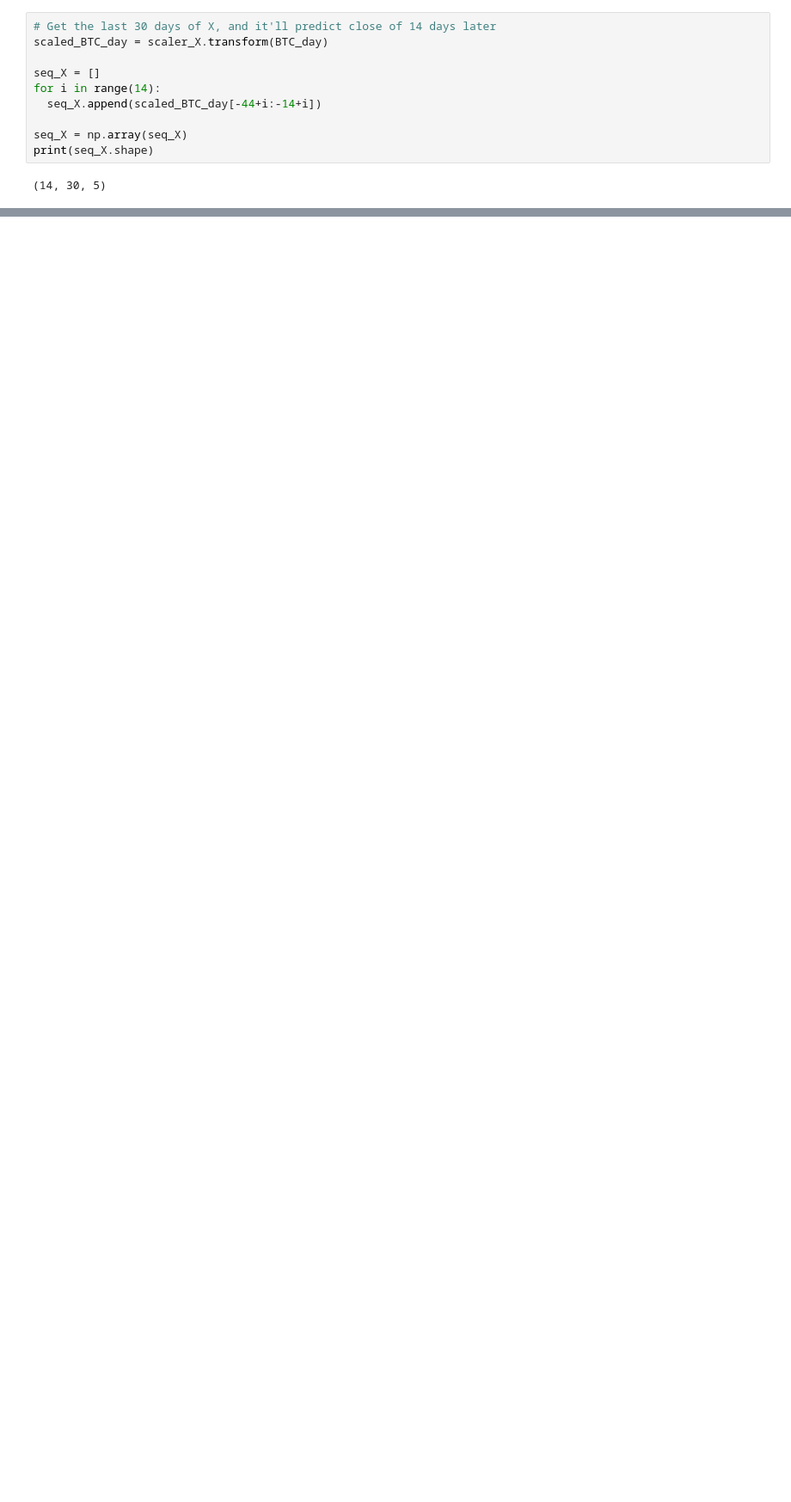
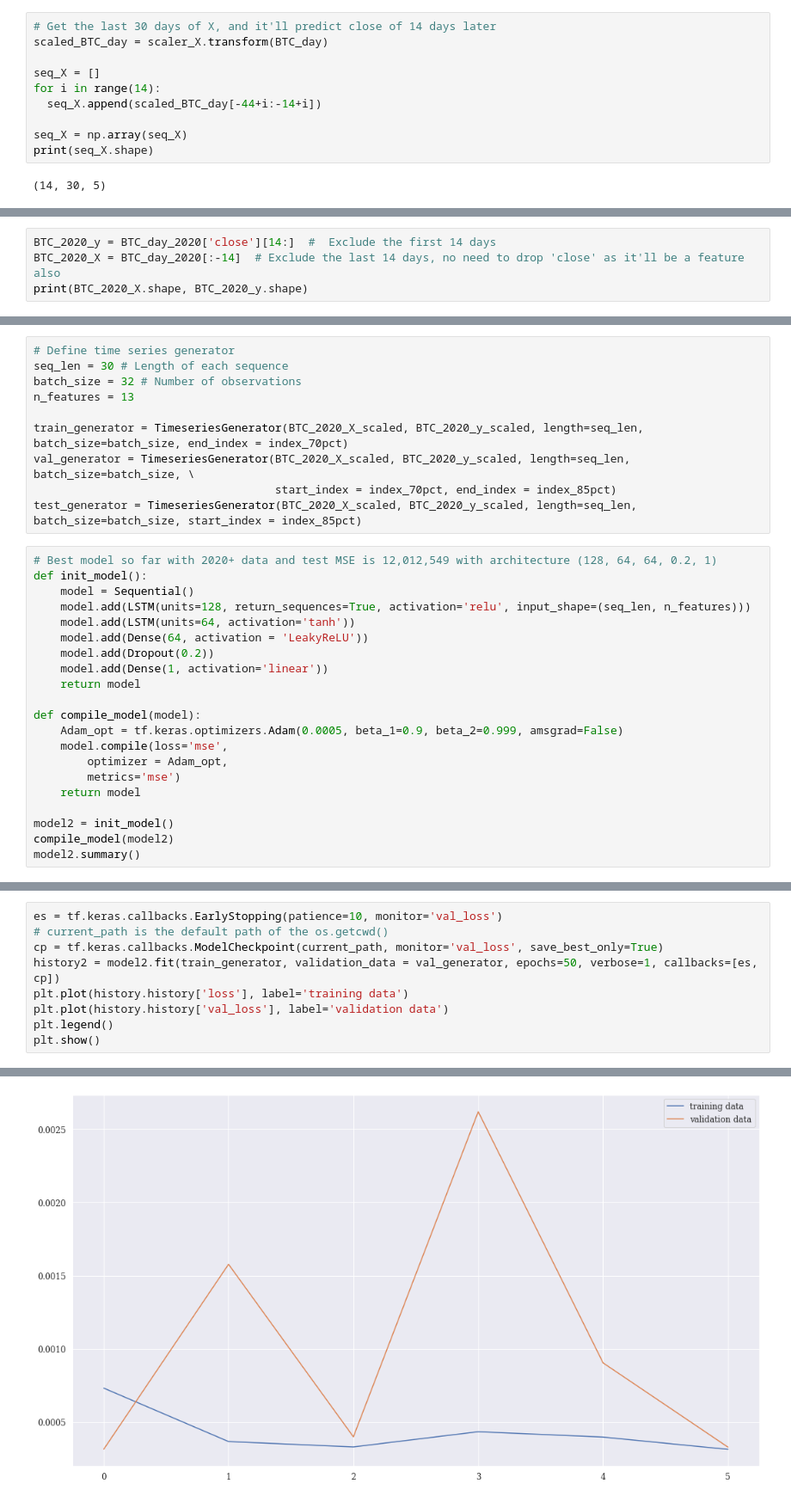
Before and after one commit to lamtrinh259/crypto_backend, a Jupyter notebook: notebooks/crypto_forecasting_final_project.ipynb, the cells around one changed output, grey strips where cells are left out. Shown at 86% size. Cells and saved outputs as stored; diff of their text form; blank space fills up the shorter version.

```diff
--- a/notebooks/crypto_forecasting_final_project.ipynb
+++ b/notebooks/crypto_forecasting_final_project.ipynb
@@ -883,0 +874,4 @@ DatetimeIndex(['2022-02-27', '2022-02-28', '2022-03-01', '2022-03-02',
+# %%
+BTC_2020_y = BTC_day_2020['close'][14:]  #  Exclude the first 14 days
+BTC_2020_X = BTC_day_2020[:-14]  # Exclude the last 14 days, no need to drop 'close' as it'll be a feature also
+print(BTC_2020_X.shape, BTC_2020_y.shape)
@@ -883,0 +901,31 @@ DatetimeIndex(['2022-02-27', '2022-02-28', '2022-03-01', '2022-03-02',
+# %%
+# Define time series generator
+seq_len = 30 # Length of each sequence
+batch_size = 32 # Number of observations
+n_features = 13
+
+train_generator = TimeseriesGenerator(BTC_2020_X_scaled, BTC_2020_y_scaled, length=seq_len, batch_size=batch_size, end_index = index_70pct)
+val_generator = TimeseriesGenerator(BTC_2020_X_scaled, BTC_2020_y_scaled, length=seq_len, batch_size=batch_size, \
+                                    start_index = index_70pct, end_index = index_85pct)
+test_generator = TimeseriesGenerator(BTC_2020_X_scaled, BTC_2020_y_scaled, length=seq_len, batch_size=batch_size, start_index = index_85pct)
+# %%
+# Best model so far with 2020+ data and test MSE is 12,012,549 with architecture (128, 64, 64, 0.2, 1)
+def init_model():
+    model = Sequential()
+    model.add(LSTM(units=128, return_sequences=True, activation='relu', input_shape=(seq_len, n_features)))
+    model.add(LSTM(units=64, activation='tanh'))
+    model.add(Dense(64, activation = 'LeakyReLU'))
+    model.add(Dropout(0.2))
+    model.add(Dense(1, activation='linear'))
+    return model
+
+def compile_model(model):
+    Adam_opt = tf.keras.optimizers.Adam(0.0005, beta_1=0.9, beta_2=0.999, amsgrad=False)
+    model.compile(loss='mse',
+        optimizer = Adam_opt,
+        metrics='mse')
+    return model
+
+model2 = init_model()
+compile_model(model2)
+model2.summary()
@@ -883,0 +954,10 @@ DatetimeIndex(['2022-02-27', '2022-02-28', '2022-03-01', '2022-03-02',
+# %%
+es = tf.keras.callbacks.EarlyStopping(patience=10, monitor='val_loss')
+# current_path is the default path of the os.getcwd()
+cp = tf.keras.callbacks.ModelCheckpoint(current_path, monitor='val_loss', save_best_only=True)
+history2 = model2.fit(train_generator, validation_data = val_generator, epochs=50, verbose=1, callbacks=[es, cp])
+plt.plot(history.history['loss'], label='training data')
+plt.plot(history.history['val_loss'], label='validation data')
+plt.legend()
+plt.show()
+# %% [output]
@@ -883,0 +987 @@ DatetimeIndex(['2022-02-27', '2022-02-28', '2022-03-01', '2022-03-02',
+[figure, added]
```
Also changed, not shown: parts of 67 cells of this notebook, 40 other files.
